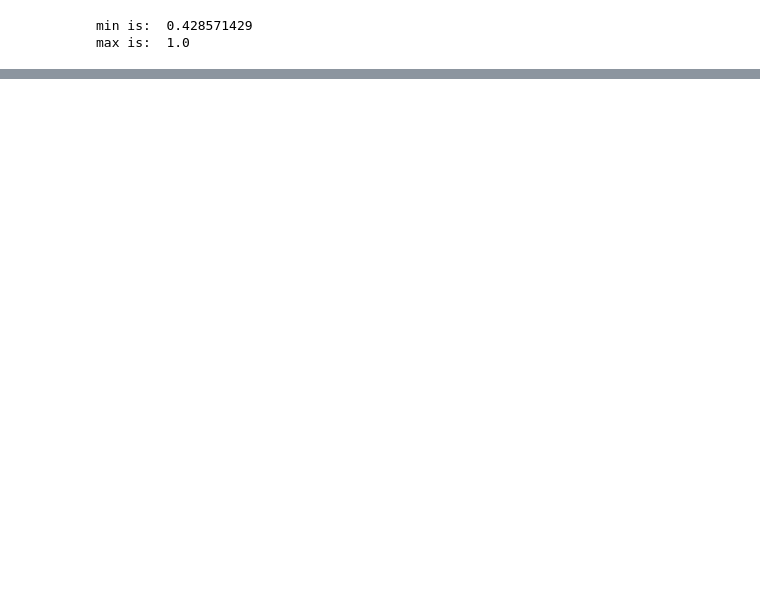
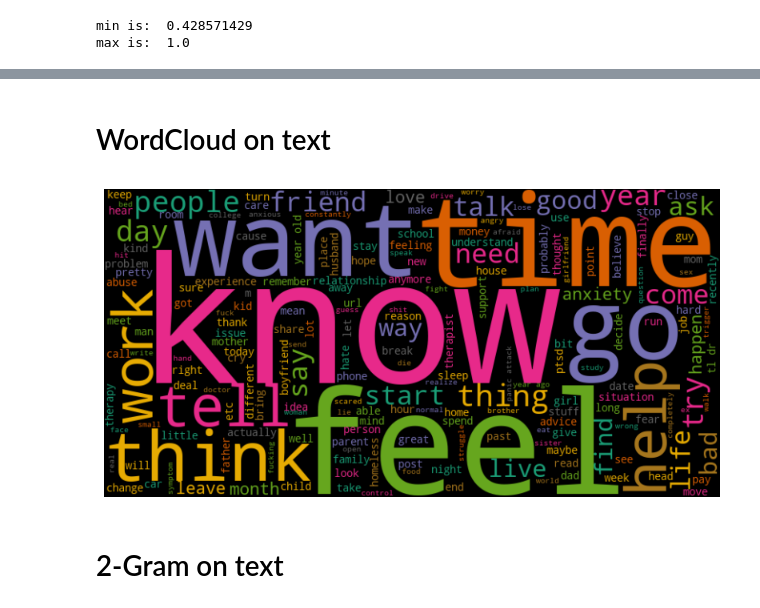
Before and after one commit to mostafamhmdi/stress-prediction, a Jupyter notebook: Untitled.ipynb, the cells around one changed output, grey strips where cells are left out. Drawn from its saved outputs; the diff is of its cells as text; code cells hidden in the pictures; blank space fills up the shorter version.

```diff
--- a/Untitled.ipynb
+++ b/Untitled.ipynb
@@ -114,0 +215,16 @@ plt.show()
+# %%
+exclude_words = {'I', 'he', 'she', 'they', 'be', 'am', 'is', 'are','i','we','it'}
+
+def custom_lemmatize(text):
+    doc = nlp(text)
+    lemmatized_tokens = []
+
+    for token in doc:
+        if token.text.lower() not in exclude_words:
+            lemmatized_tokens.append(token.lemma_)
+        else:
+            lemmatized_tokens.append(token.text)
+
+    return ' '.join(lemmatized_tokens)
+
+df['PP_text'] = df['PP_text'].apply(custom_lemmatize)
@@ -114,0 +241,9 @@ plt.show()
+# %%
+df['te'] = df['text'].apply(lambda tokens: [token.text for token in nlp(tokens) if not token.is_punct])
+# %%
+def remove_stop_words_custom(word_list):
+    tokens = [word for word in word_list if word.lower() not in nlp.Defaults.stop_words ]
+    return ' '.join(tokens)
+
+
+df['te'] = df['te'].apply(remove_stop_words_custom)
@@ -114,0 +265,22 @@ plt.show()
+# %%
+def lemmatize_text(text):
+    doc = nlp(text)
+    lemmatized_tokens = [token.lemma_ for token in doc]
+    return ' '.join(lemmatized_tokens)
+
+# Apply the lemmatize_text function to the 'text_column'
+df['te'] = df['te'].apply(lemmatize_text)
+# %% [markdown]
+# WordCloud on text
+# %%
+text = ' '.join(df['te'])
+wordcloud = WordCloud(width=800, height=400,background_color='black', colormap='Dark2').generate(text)
+
+plt.figure(figsize=(10, 5))
+plt.imshow(wordcloud, interpolation='bilinear')
+plt.axis("off")
+plt.show()
+# %% [output]
+[figure, added]
+# %% [markdown]
+# 2-Gram on text
```
Also changed, not shown: parts of 34 cells of this notebook.
